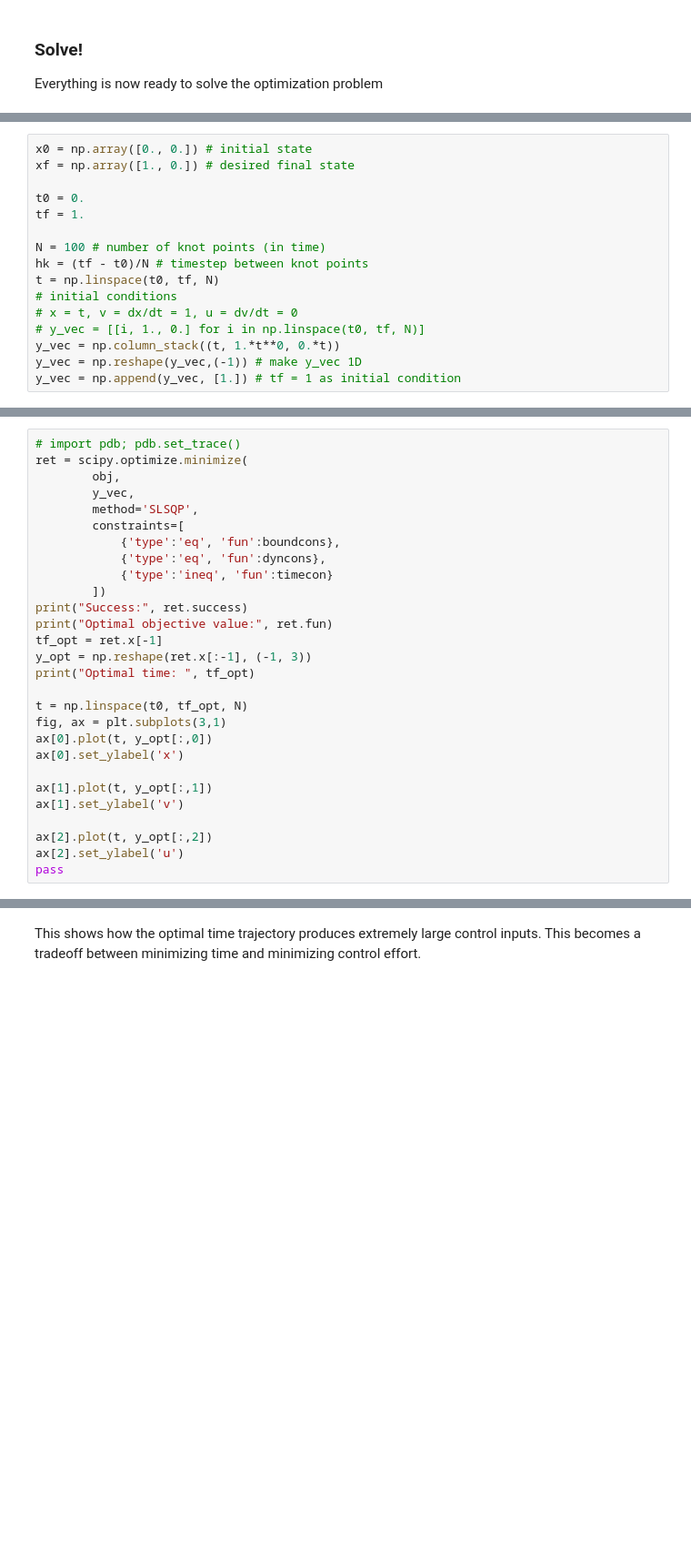
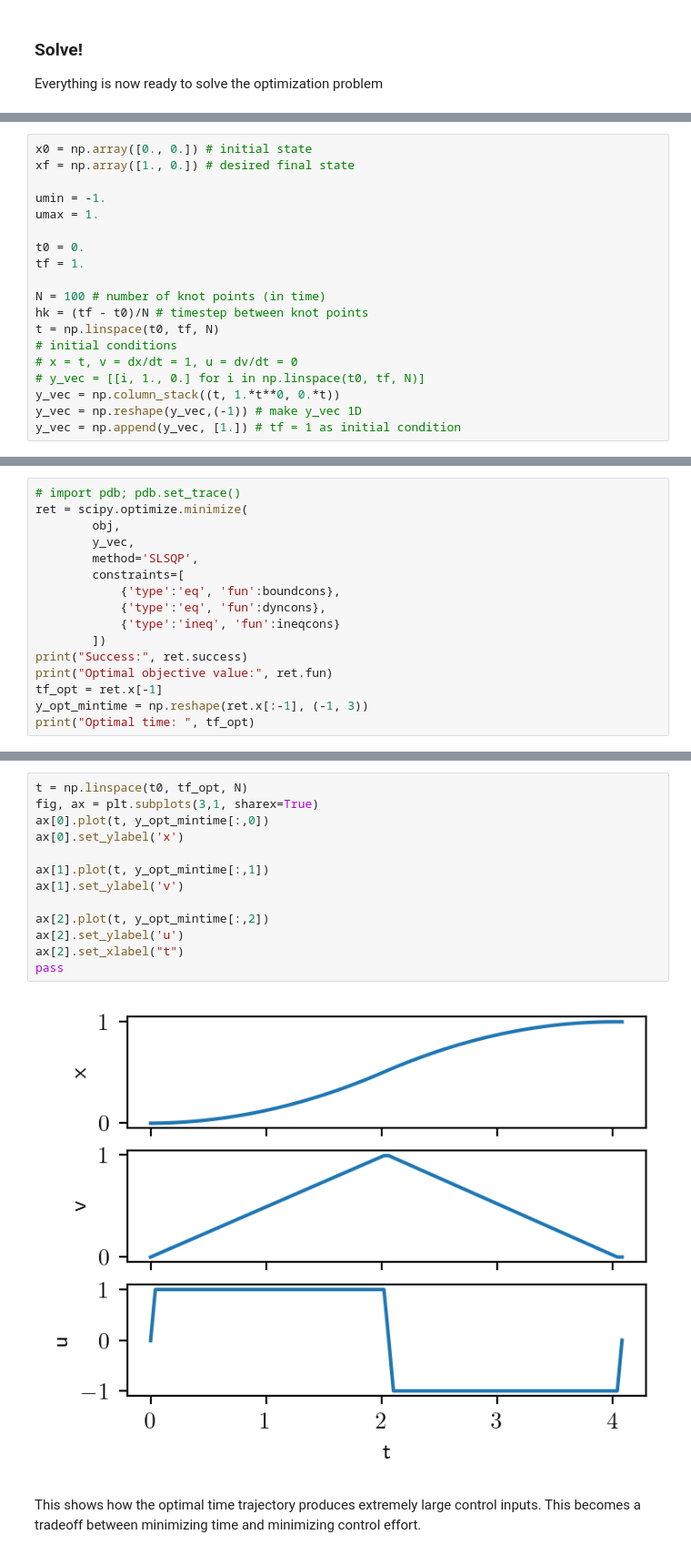
Before and after one commit to jbwillis/GeneralNotebooks, a Jupyter notebook: Control/DirectCollocation.ipynb, the cells around one changed output, grey strips where cells are left out. Shown at 91% size. Saved outputs shown, nothing was run; the diff lists cells and outputs as text; blank space fills up the shorter version.

```diff
--- a/Control/DirectCollocation.ipynb
+++ b/Control/DirectCollocation.ipynb
@@ -174,6 +187,9 @@ We create a new objective function to minimize, which is $J = T_f$. This produce
 # %%
 x0 = np.array([0., 0.]) # initial state
 xf = np.array([1., 0.]) # desired final state
+
+umin = -1.
+umax = 1.
 
 t0 = 0.
 tf = 1.
@@ -237,24 +258,12 @@ ret = scipy.optimize.minimize(
         constraints=[
             {'type':'eq', 'fun':boundcons},
             {'type':'eq', 'fun':dyncons},
-            {'type':'ineq', 'fun':timecon}
+            {'type':'ineq', 'fun':ineqcons}
         ])
 print("Success:", ret.success)
 print("Optimal objective value:", ret.fun)
 tf_opt = ret.x[-1]
-y_opt = np.reshape(ret.x[:-1], (-1, 3))
+y_opt_mintime = np.reshape(ret.x[:-1], (-1, 3))
 print("Optimal time: ", tf_opt)
-
-t = np.linspace(t0, tf_opt, N)
-fig, ax = plt.subplots(3,1)
-ax[0].plot(t, y_opt[:,0])
-ax[0].set_ylabel('x')
-
-ax[1].plot(t, y_opt[:,1])
-ax[1].set_ylabel('v')
-
-ax[2].plot(t, y_opt[:,2])
-ax[2].set_ylabel('u')
-pass
 # %% [output]
 Success: True
@@ -264,3 +272,18 @@ Optimal time:  0.0493507139979609
+# %%
+t = np.linspace(t0, tf_opt, N)
+fig, ax = plt.subplots(3,1, sharex=True)
+ax[0].plot(t, y_opt_mintime[:,0])
+ax[0].set_ylabel('x')
+
+ax[1].plot(t, y_opt_mintime[:,1])
+ax[1].set_ylabel('v')
+
+ax[2].plot(t, y_opt_mintime[:,2])
+ax[2].set_ylabel('u')
+ax[2].set_xlabel("t")
+pass
+# %% [output]
+[figure, added]
 # %% [markdown]
 This shows how the optimal time trajectory produces extremely large control inputs. This becomes a tradeoff between minimizing time and minimizing control effort.
 # %% [markdown]
```
Also changed, not shown: parts of 10 cells of this notebook.
